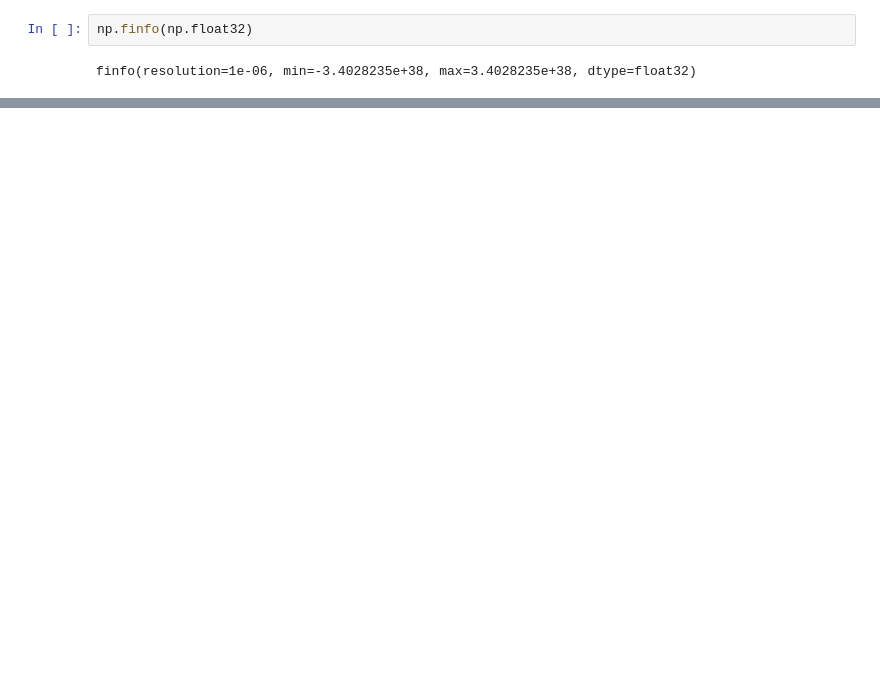
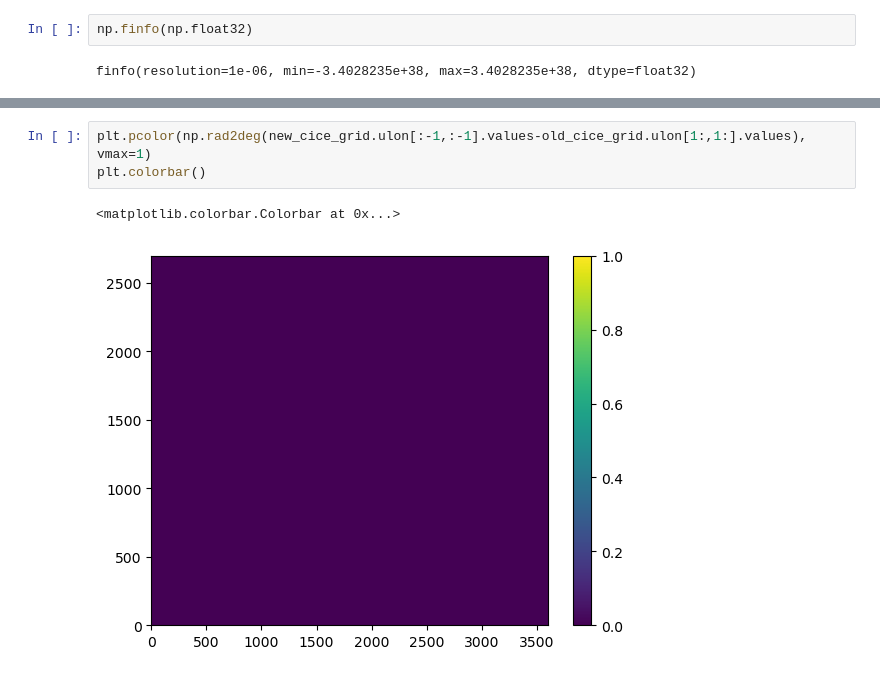
Before and after one commit to anton-seaice/sandbox, a Jupyter notebook: cice_grid_valiation.ipynb, the cells around one changed output, grey strips where cells are left out. Saved outputs shown, nothing was run; the diff lists cells and outputs as text; blank space fills up the shorter version.

```diff
--- a/cice_grid_valiation.ipynb
+++ b/cice_grid_valiation.ipynb
@@ -87,0 +158,6 @@ missing vars in new?
+# %%
+plt.pcolor(np.rad2deg(new_cice_grid.ulon[:-1,:-1].values-old_cice_grid.ulon[1:,1:].values), vmax=1)
+plt.colorbar()
+# %% [output]
+<matplotlib.colorbar.Colorbar at 0x...>
+[figure, added]
```
Also changed, not shown: parts of 30 cells of this notebook.
